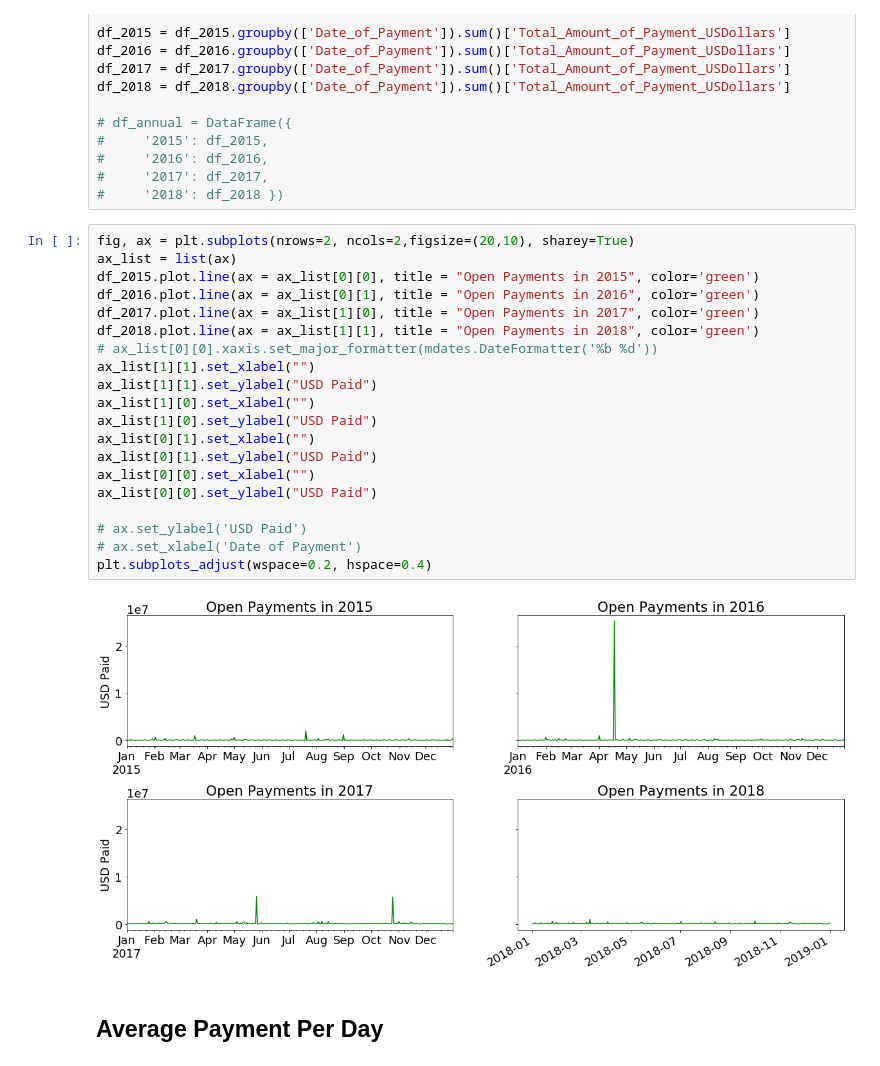
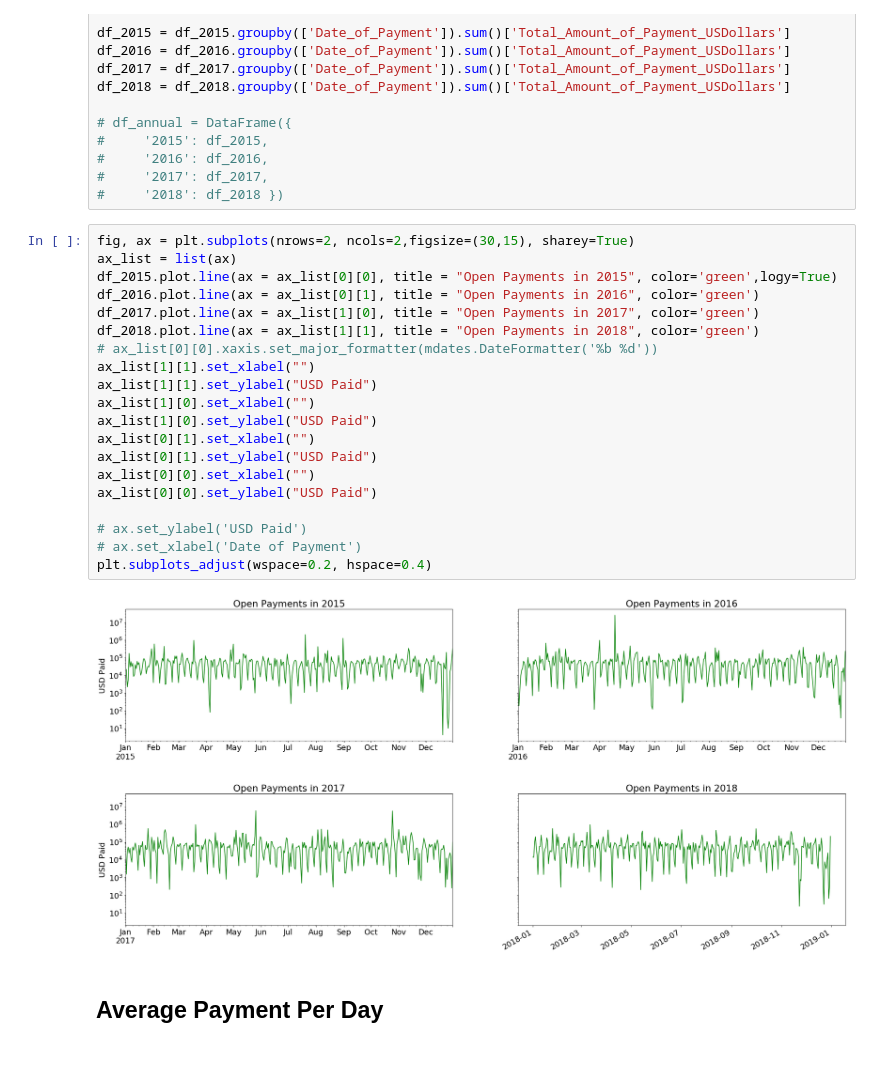
Before and after one commit to terryghanty/cs320-final, a Jupyter notebook: Final Project - Cale, James, Terry.ipynb, the cells around one changed output. Drawn from its saved outputs; the diff is of its cells as text.

```diff
--- a/Final Project - Cale, James, Terry.ipynb
+++ b/Final Project - Cale, James, Terry.ipynb
@@ -146,27 +130,27 @@ df_2018 = df_2018.groupby(['Date_of_Payment']).sum()['Total_Amount_of_Payment_US
 #     '2017': df_2017,
 #     '2018': df_2018 })
 # %%
-fig, ax = plt.subplots(nrows=2, ncols=2,figsize=(20,10), sharey=True)
+fig, ax = plt.subplots(nrows=2, ncols=2,figsize=(30,15), sharey=True)
 ax_list = list(ax)
-df_2015.plot.line(ax = ax_list[0][0], title = "Open Payments in 2015", color='green')
+df_2015.plot.line(ax = ax_list[0][0], title = "Open Payments in 2015", color='green',logy=True)
 df_2016.plot.line(ax = ax_list[0][1], title = "Open Payments in 2016", color='green')
 df_2017.plot.line(ax = ax_list[1][0], title = "Open Payments in 2017", color='green')
 df_2018.plot.line(ax = ax_list[1][1], title = "Open Payments in 2018", color='green')
 # ax_list[0][0].xaxis.set_major_formatter(mdates.DateFormatter('%b %d'))
 ax_list[1][1].set_xlabel("")
 ax_list[1][1].set_ylabel("USD Paid")
 ax_list[1][0].set_xlabel("")
 ax_list[1][0].set_ylabel("USD Paid")
 ax_list[0][1].set_xlabel("")
 ax_list[0][1].set_ylabel("USD Paid")
 ax_list[0][0].set_xlabel("")
 ax_list[0][0].set_ylabel("USD Paid")
 
 # ax.set_ylabel('USD Paid')
 # ax.set_xlabel('Date of Payment')
 plt.subplots_adjust(wspace=0.2, hspace=0.4)
 # %% [output]
-[figure, old version]
+[figure, new version]
 # %% [markdown]
 ## Average Payment Per Day
 # %%
```
Also changed, not shown: parts of 6 cells of this notebook.
